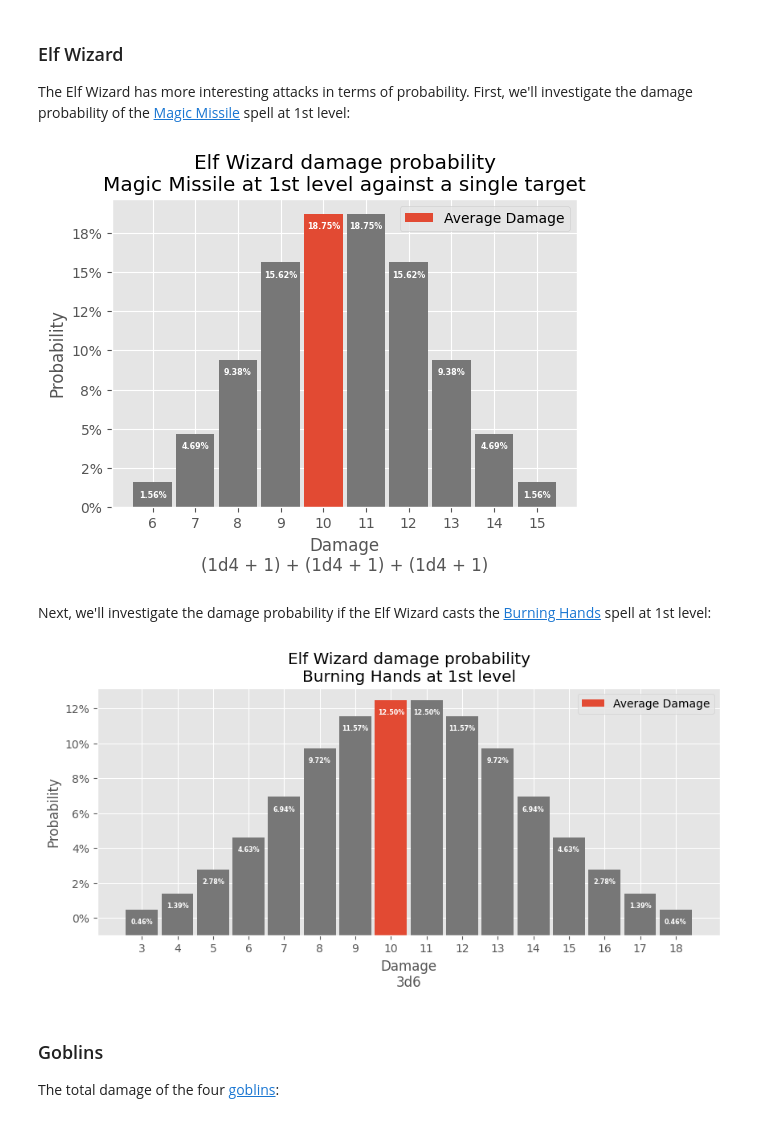
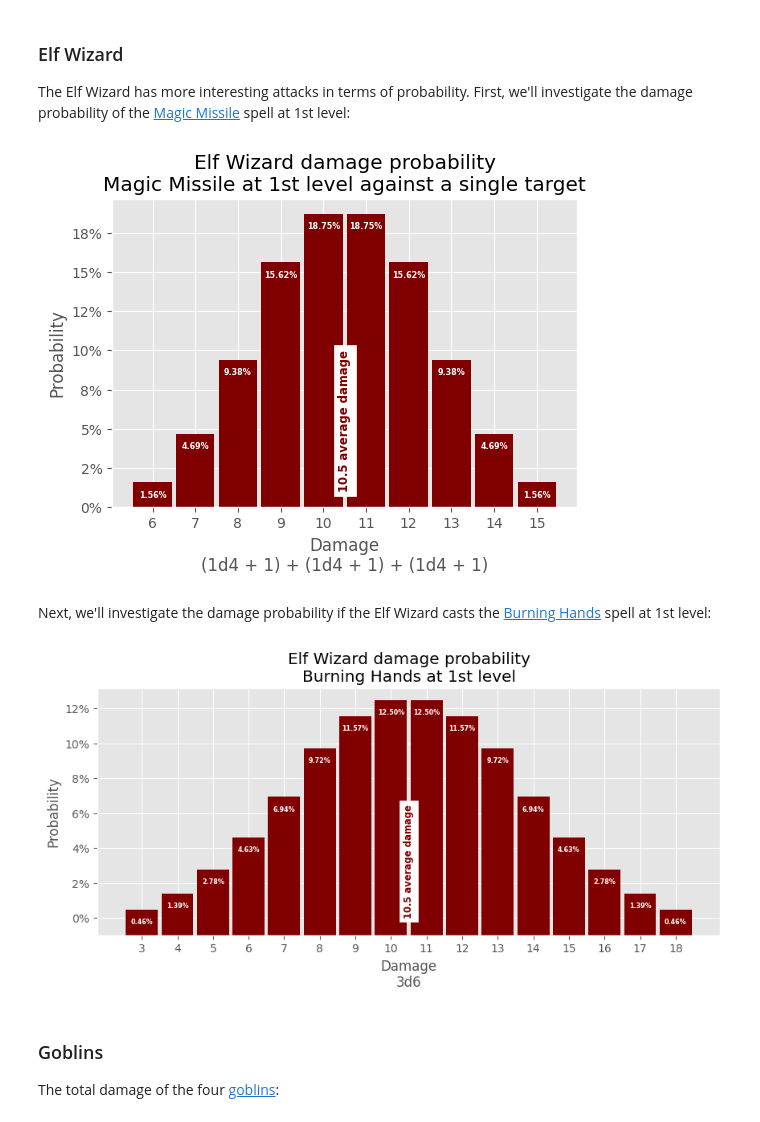
Before and after one commit to TimidRobot/dnd_probabilities, a Jupyter notebook: phandelver_probabilities.ipynb, the cells around one changed output. Cells and saved outputs as stored; diff of their text form; code cells hidden in the pictures.

Commit message:
update average damage display

```diff
--- a/phandelver_probabilities.ipynb
+++ b/phandelver_probabilities.ipynb
@@ -438,25 +445,32 @@ counts = []
 for combination in product(d4_plus_mod, d4_plus_mod, d4_plus_mod):
     counts.append(sum(combination))
 counts.sort()
-average_damage = int(numpy.array(counts).mean())
+average_damage = numpy.array(counts).mean()
 results = numpy.array(sorted(list(set(counts))))
 
 # Initialize plot
 fig, ax = plot.subplots()
 fig.set_size_inches(6, 4)
 
+# Create bar plot for each damage roll result probability
 probability_total = 0
 for result in results:
-    if result == average_damage:
-        label = "Average Damage"
-        color = "C0"
-    else:
-        label = None
-        color = "C3"
     damage_probability = (counts.count(result) / len(d4_plus_mod) ** 3) * 100
     probability_total += damage_probability
-    ax.bar(result, damage_probability, color=color, label=label, width=0.9)
+    ax.bar(result, damage_probability, color="maroon", width=0.9)
     annotate(ax, result, damage_probability)
+# Create average damage annotation
+ax.annotate(
+    f"{average_damage:.1f} average damage",
+    (average_damage, 1),
+    backgroundcolor="white",
+    color="maroon",
+    fontsize="small",
+    fontweight="bold",
+    horizontalalignment="center",
+    rotation="vertical",
+    verticalalignment="bottom",
+)
 
 # Configure Title
 ax.set_title(
@@ -469,13 +483,11 @@ ax.xaxis.set_major_locator(ticker.FixedLocator(results))
 # Confgure Y Axis
 ax.set_ylabel("Probability")
 ax.yaxis.set_major_formatter(ticker.PercentFormatter(decimals=0))
-# Configure Legend
-ax.legend()
 # check probability for errors
 if probability_total > 100.001:
     print("ERROR: total damage probability:", probability_total)
 # %% [output]
-[figure, old version]
+[figure, new version]
 # %% [markdown]
 Next, we'll investigate the damage probability if the Elf Wizard casts the [Burning Hands](https://www.dndbeyond.com/spells/burning-hands) spell at 1st level:
 # %%
@@ -485,49 +497,49 @@ Next, we'll investigate the damage probability if the Elf Wizard casts the [Burn
 counts = []
 for combination in product(d6, d6, d6):
     counts.append(sum(combination))
 counts.sort()
-average_damage = int(numpy.array(counts).mean())
+average_damage = numpy.array(counts).mean()
 results = numpy.array(sorted(list(set(counts))))
 
 # Initialize plot
 fig, ax = plot.subplots()
 fig.set_size_inches(10, 4)
 
+# Create bar plot for each damage roll result probability
 probability_total = 0
 for result in results:
-    if result == average_damage:
-        label = "Average Damage"
-        color = "C0"
-    else:
-        label = None
-        color = "C3"
     damage_probability = (counts.count(result) / len(d6) ** 3) * 100
     probability_total += damage_probability
     ax.bar(
-        result,
-        damage_probability + 1,
-        bottom=-1,
-        color=color,
-        label=label,
-        width=0.9,
+        result, damage_probability + 1, bottom=-1, color="maroon", width=0.9
     )
     annotate(ax, result, damage_probability)
+# Create average damage annotation
+ax.annotate(
+    f"{average_damage:.1f} average damage",
+    (average_damage, 0),
+    backgroundcolor="white",
+    color="maroon",
+    fontsize="small",
+    fontweight="bold",
+    horizontalalignment="center",
+    rotation="vertical",
+    verticalalignment="bottom",
+)
 
 # Confgure Title
 ax.set_title("Elf Wizard damage probability\nBurning Hands at 1st level")
 # Confgure X Axis
 ax.set_xlabel("Damage\n3d6")
 ax.xaxis.set_major_locator(ticker.FixedLocator(results))
 # Confgure Y Axis
 ax.set_ylabel("Probability")
 ax.yaxis.set_major_formatter(ticker.PercentFormatter(decimals=0))
-# Configure Legend
-ax.legend()
 # check probability for errors
 if probability_total > 100.001:
     print("ERROR: total damage probability:", probability_total)
 # %% [output]
-[figure, old version]
+[figure, new version]
 # %% [markdown]
 ### Goblins
 
```
Also changed, not shown: parts of 4 cells of this notebook.
